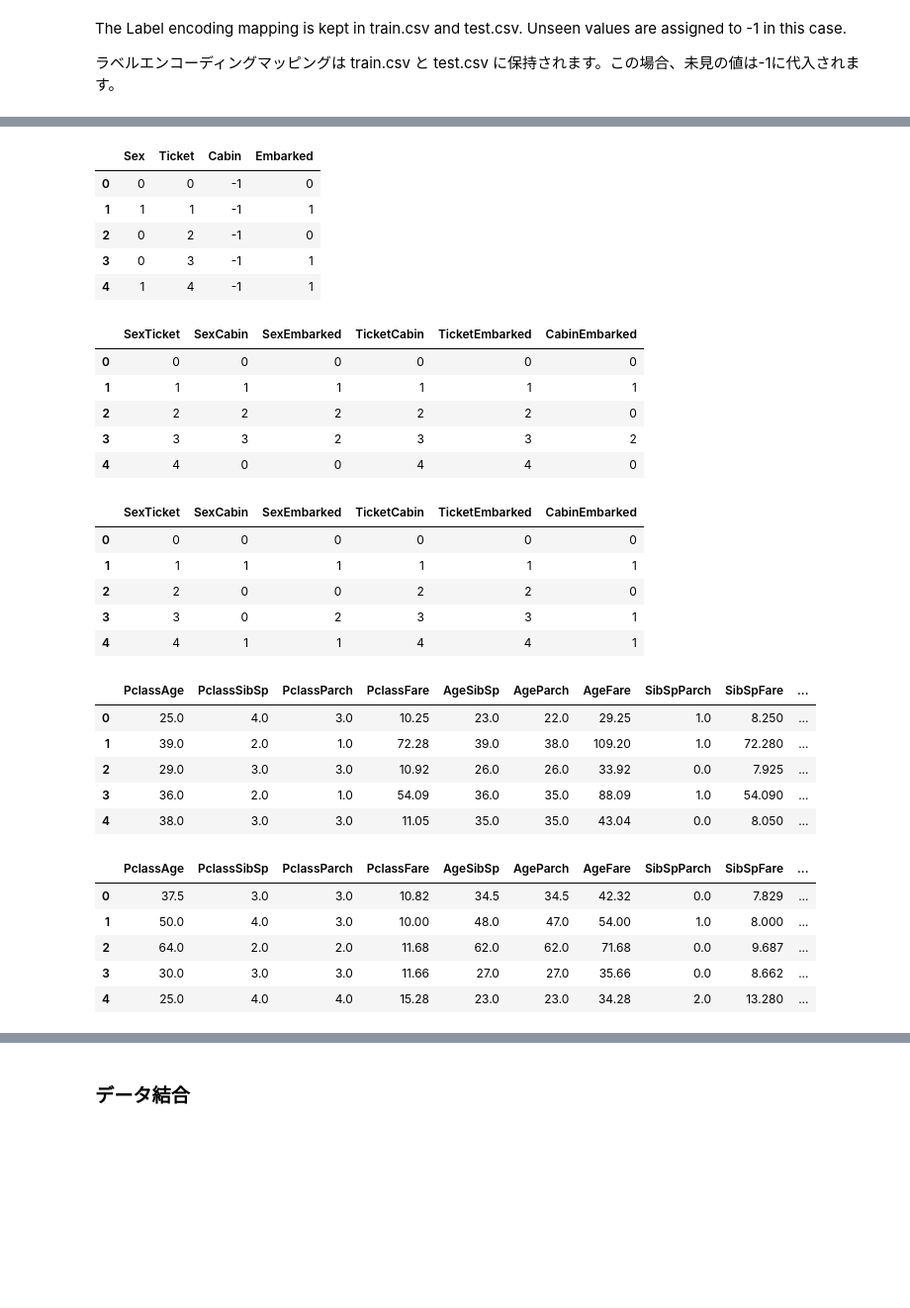
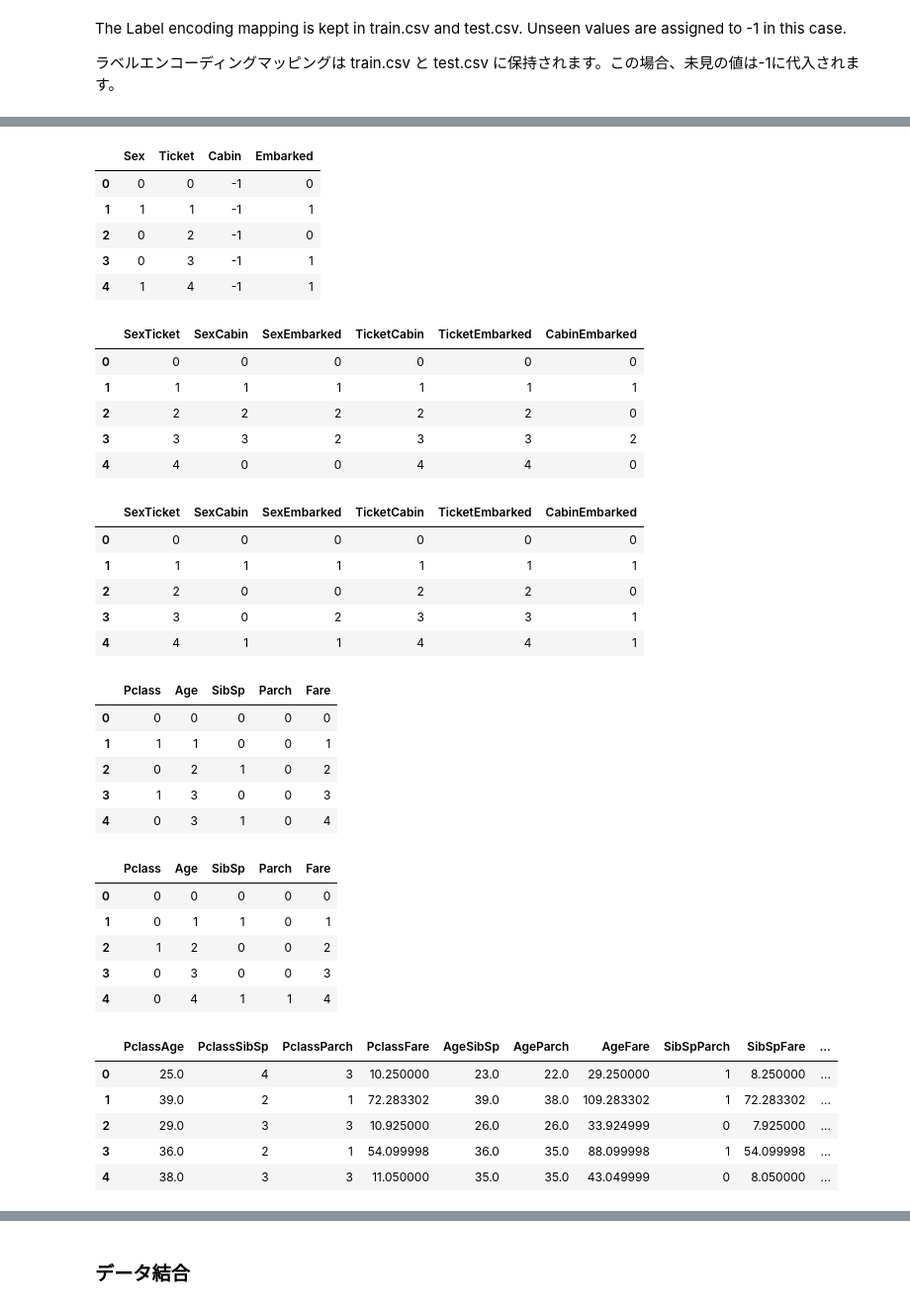
Before and after one commit to KJMAN678/xfeat, a Jupyter notebook: titanic_xfeat.ipynb, the cells around one changed output, grey strips where cells are left out. Shown at 99% size. Drawn from its saved outputs; the diff is of its cells as text; code cells hidden in the pictures; blank space fills up the shorter version.

```diff
--- a/titanic_xfeat.ipynb
+++ b/titanic_xfeat.ipynb
@@ -221,0 +222,9 @@ display(SelectNumerical(exclude_cols=["PassengerId"]).fit_transform(dtest).head(
+# %%
+encoder3_2 = Pipeline([
+    # 除外するカラムをexclude_colsに指定
+    SelectNumerical(exclude_cols=["PassengerId"]),
+    LabelEncoder(output_suffix=""),
+])
+
+# test.csvは Survived がないのでencoder3_1を適用するとエラーが発生する
+display(encoder3_2.fit_transform(dtest).head())
@@ -223,7 +239,7 @@ display(SelectNumerical(exclude_cols=["PassengerId"]).fit_transform(dtest).head(
 # xfeat.ArithmeticCombinations　creates new columns by applying arithmetic combinations.
 # 算術的な組み合わせを適用して新しい列を作成します。
 
-encoder3 = Pipeline([
+encoder4_1 = Pipeline([
     SelectNumerical(exclude_cols=["PassengerId", "Survived"]),
     ArithmeticCombinations(
         drop_origin=True,
@@ -233,7 +249,7 @@ encoder3 = Pipeline([
     ),
 ])
 
-display(encoder3.fit_transform(dtrain).head())
+display(encoder4_1.fit_transform(dtrain).head())
 # %% [output]
 |  | PclassAge | PclassSibSp | PclassParch | PclassFare | AgeSibSp | AgeParch | AgeFare | SibSpParch | SibSpFare | ... |
 | 0 | 25.0 | 4 | 3 | 10.250000 | 23.0 | 22.0 | 29.250000 | 1 | 8.250000 | ... |
@@ -242,7 +258,7 @@ display(encoder3.fit_transform(dtrain).head())
 | 3 | 36.0 | 2 | 1 | 54.099998 | 36.0 | 35.0 | 88.099998 | 1 | 54.099998 | ... |
 | 4 | 38.0 | 3 | 3 | 11.050000 | 35.0 | 35.0 | 43.049999 | 0 | 8.050000 | ... |
 # %%
-encoder4 = Pipeline([
+encoder4_2 = Pipeline([
     SelectNumerical(exclude_cols=["PassengerId"]),
     ArithmeticCombinations(
         drop_origin=True,
@@ -252,7 +268,7 @@ encoder4 = Pipeline([
     ),
 ])
 
-display(encoder4.fit_transform(dtest).head())
+display(encoder4_2.fit_transform(dtest).head())
 # %% [output]
 |  | PclassAge | PclassSibSp | PclassParch | PclassFare | AgeSibSp | AgeParch | AgeFare | SibSpParch | SibSpFare | ... |
 | 0 | 37.5 | 3 | 3 | 10.8292 | 34.5 | 34.5 | 42.329201 | 0 | 7.8292 | ... |
@@ -407,57 +425,73 @@ The Label encoding mapping is kept in train.csv and test.csv. Unseen values are
 
 ラベルエンコーディングマッピングは train.csv と test.csv に保持されます。この場合、未見の値は-1に代入されます。
 # %%
+# SelectCategorical
 dtrain_en1 = encoder1.fit_transform(dtrain)
 dtest_en1 = encoder1.fit_transform(dtest)
 
+# SelectCategorical + ConcatCombination
 dtrain_en2 = encoder2.fit_transform(dtrain)
 dtest_en2 = encoder2.fit_transform(dtest)
 
-dtrain_en5 = encoder5.fit_transform(dtrain)
-dtest_en6 = encoder6.fit_transform(dtest)
+# SelectNumerical
+dtrain_en3_1 = encoder3_1.fit_transform(dtrain)
+dtest_en3_2 = encoder3_2.fit_transform(dtest)
+
+# SelectNumerical + ArithmeticCombinations
+dtrain_en4_1 = encoder4_1.fit_transform(dtrain)
+dtest_en4_2 = encoder4_2.fit_transform(dtest)
 # %%
 display(dtrain_en1.head())
 display(dtest_en1.head())
 
 display(dtrain_en2.head())
 display(dtest_en2.head())
 
-display(dtrain_en5.head())
-display(dtest_en6.head())
+display(dtrain_en3_1.head())
+display(dtest_en3_2.head())
+
+display(dtrain_en4_1.head())
+display(dtest_en4_2.head())
 # %% [output]
 |  | Sex | Ticket | Cabin | Embarked |
 | 0 | 0 | 0 | -1 | 0 |
 | 1 | 1 | 1 | 0 | 1 |
 | 2 | 1 | 2 | -1 | 0 |
 | 3 | 1 | 3 | 1 | 0 |
 | 4 | 0 | 4 | -1 | 0 |
 |  | Sex | Ticket | Cabin | Embarked |
 | 0 | 0 | 0 | -1 | 0 |
 | 1 | 1 | 1 | -1 | 1 |
 | 2 | 0 | 2 | -1 | 0 |
 | 3 | 0 | 3 | -1 | 1 |
 | 4 | 1 | 4 | -1 | 1 |
 |  | SexTicket | SexCabin | SexEmbarked | TicketCabin | TicketEmbarked | CabinEmbarked |
 | 0 | 0 | 0 | 0 | 0 | 0 | 0 |
 | 1 | 1 | 1 | 1 | 1 | 1 | 1 |
 | 2 | 2 | 2 | 2 | 2 | 2 | 0 |
 | 3 | 3 | 3 | 2 | 3 | 3 | 2 |
 | 4 | 4 | 0 | 0 | 4 | 4 | 0 |
 |  | SexTicket | SexCabin | SexEmbarked | TicketCabin | TicketEmbarked | CabinEmbarked |
 | 0 | 0 | 0 | 0 | 0 | 0 | 0 |
 | 1 | 1 | 1 | 1 | 1 | 1 | 1 |
 | 2 | 2 | 0 | 0 | 2 | 2 | 0 |
 | 3 | 3 | 0 | 2 | 3 | 3 | 1 |
 | 4 | 4 | 1 | 1 | 4 | 4 | 1 |
-|  | PclassAge | PclassSibSp | PclassParch | PclassFare | AgeSibSp | AgeParch | AgeFare | SibSpParch | SibSpFare | ... |
-| 0 | 25.0 | 4.0 | 3.0 | 10.25 | 23.0 | 22.0 | 29.25 | 1.0 | 8.250 | ... |
-| 1 | 39.0 | 2.0 | 1.0 | 72.28 | 39.0 | 38.0 | 109.20 | 1.0 | 72.280 | ... |
-| 2 | 29.0 | 3.0 | 3.0 | 10.92 | 26.0 | 26.0 | 33.92 | 0.0 | 7.925 | ... |
-| 3 | 36.0 | 2.0 | 1.0 | 54.09 | 36.0 | 35.0 | 88.09 | 1.0 | 54.090 | ... |
-| 4 | 38.0 | 3.0 | 3.0 | 11.05 | 35.0 | 35.0 | 43.04 | 0.0 | 8.050 | ... |
+|  | Pclass | Age | SibSp | Parch | Fare |
+| 0 | 0 | 0 | 0 | 0 | 0 |
+| 1 | 1 | 1 | 0 | 0 | 1 |
+| 2 | 0 | 2 | 1 | 0 | 2 |
+| 3 | 1 | 3 | 0 | 0 | 3 |
+| 4 | 0 | 3 | 1 | 0 | 4 |
-|  | PclassAge | PclassSibSp | PclassParch | PclassFare | AgeSibSp | AgeParch | AgeFare | SibSpParch | SibSpFare | ... |
-| 0 | 37.5 | 3.0 | 3.0 | 10.82 | 34.5 | 34.5 | 42.32 | 0.0 | 7.829 | ... |
-| 1 | 50.0 | 4.0 | 3.0 | 10.00 | 48.0 | 47.0 | 54.00 | 1.0 | 8.000 | ... |
-| 2 | 64.0 | 2.0 | 2.0 | 11.68 | 62.0 | 62.0 | 71.68 | 0.0 | 9.687 | ... |
-| 3 | 30.0 | 3.0 | 3.0 | 11.66 | 27.0 | 27.0 | 35.66 | 0.0 | 8.662 | ... |
-| 4 | 25.0 | 4.0 | 4.0 | 15.28 | 23.0 | 23.0 | 34.28 | 2.0 | 13.280 | ... |
+|  | Pclass | Age | SibSp | Parch | Fare |
+| 0 | 0 | 0 | 0 | 0 | 0 |
+| 1 | 0 | 1 | 1 | 0 | 1 |
+| 2 | 1 | 2 | 0 | 0 | 2 |
+| 3 | 0 | 3 | 0 | 0 | 3 |
+| 4 | 0 | 4 | 1 | 1 | 4 |
+|  | PclassAge | PclassSibSp | PclassParch | PclassFare | AgeSibSp | AgeParch | AgeFare | SibSpParch | SibSpFare | ... |
+| 0 | 25.0 | 4 | 3 | 10.250000 | 23.0 | 22.0 | 29.250000 | 1 | 8.250000 | ... |
+| 1 | 39.0 | 2 | 1 | 72.283302 | 39.0 | 38.0 | 109.283302 | 1 | 72.283302 | ... |
+| 2 | 29.0 | 3 | 3 | 10.925000 | 26.0 | 26.0 | 33.924999 | 0 | 7.925000 | ... |
+| 3 | 36.0 | 2 | 1 | 54.099998 | 36.0 | 35.0 | 88.099998 | 1 | 54.099998 | ... |
+| 4 | 38.0 | 3 | 3 | 11.050000 | 35.0 | 35.0 | 43.049999 | 0 | 8.050000 | ... |
```
Also changed, not shown: parts of 19 cells of this notebook.
